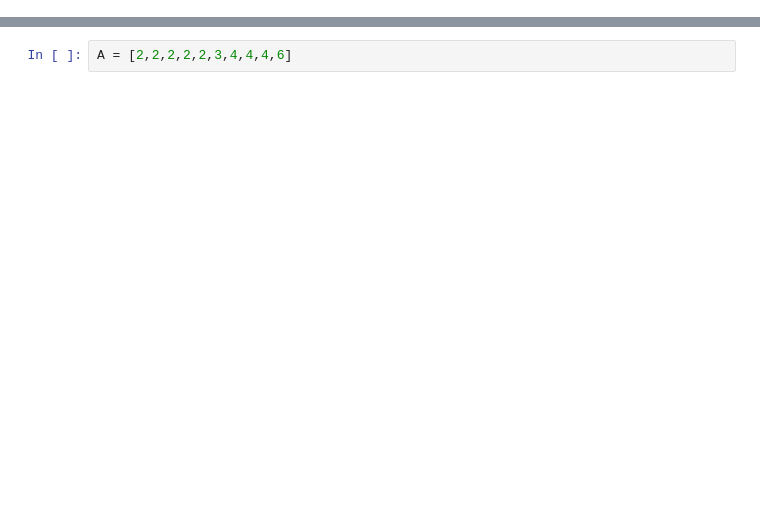
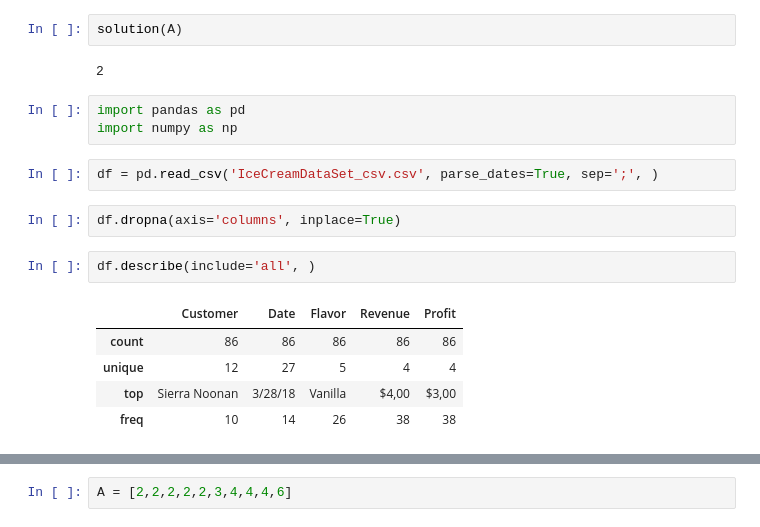
Before and after one commit to pozernishku/interview_rem, a Jupyter notebook: Problem6 7 8.ipynb, the cells around one changed output, grey strips where cells are left out. Drawn from its saved outputs; the diff is of its cells as text; blank space fills up the shorter version.

```diff
--- a/Problem6 7 8.ipynb
+++ b/Problem6 7 8.ipynb
@@ -0,0 +12,19 @@
+# %%
+solution(A)
+# %% [output]
+2
+# %%
+import pandas as pd
+import numpy as np
+# %%
+df = pd.read_csv('IceCreamDataSet_csv.csv', parse_dates=True, sep=';', )
+# %%
+df.dropna(axis='columns', inplace=True)
+# %%
+df.describe(include='all', )
+# %% [output]
+|  | Customer | Date | Flavor | Revenue | Profit |
+| count | 86 | 86 | 86 | 86 | 86 |
+| unique | 12 | 27 | 5 | 4 | 4 |
+| top | Sierra Noonan | 3/28/18 | Vanilla | $4,00 | $3,00 |
+| freq | 10 | 14 | 26 | 38 | 38 |
```
Also changed, not shown: parts of 8 cells of this notebook, 2 other files.
